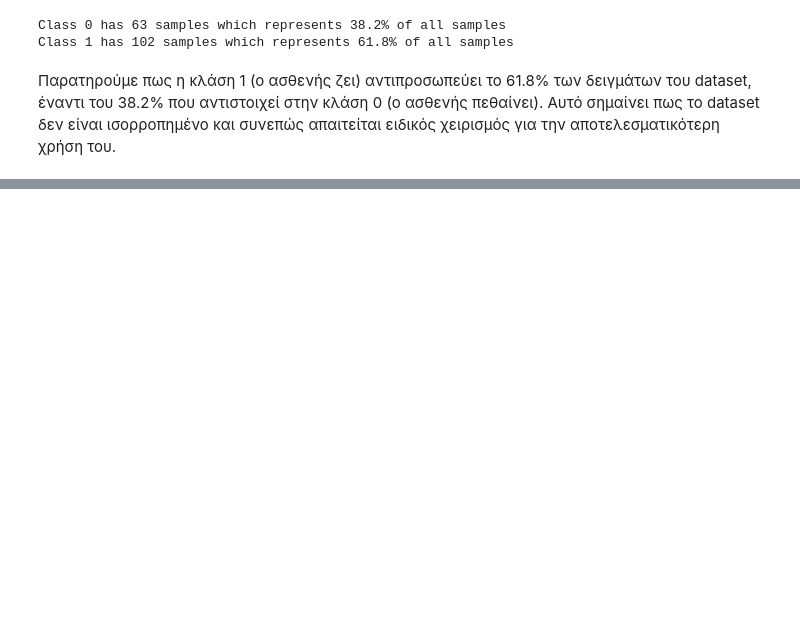
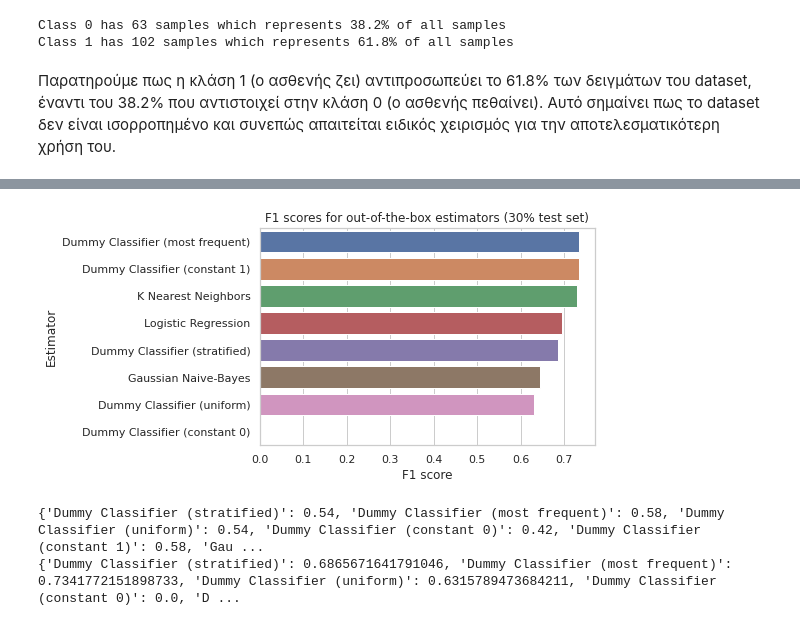
Before and after one commit to michalakos/neural-networks-ntua, a Jupyter notebook: NN_Lab1.ipynb, the cells around one changed output, grey strips where cells are left out. Cells and saved outputs as stored; diff of their text form; code cells hidden in the pictures; blank space fills up the shorter version.

```diff
--- a/NN_Lab1.ipynb
+++ b/NN_Lab1.ipynb
@@ -58,8 +60,6 @@ print(df.head(), df.shape)
 
 Το dataset δεν περιέχει επικεφαλίδες ούτε αρίθμηση σειρών. Οι ετικέτες των κλάσεων είναι στην 50η στήλη και λαμβάνουν τιμές 1 και 0, όπου το 1 εκφράζει την επιβίωση του ασθενή στον 1 χρόνο ενώ το 0 το αντίθετο.
 # %%
-# missing values are marked with a '?'
-df.replace('?', np.nan, inplace=True)
 # find missing values
 print("Total missing values:", df.isnull().sum(axis=1).sum())
 # find samples with missing values
@@ -107,0 +250,20 @@ Class 1 has 102 samples which represents 61.8% of all samples
+# %%
+ootb_f1 = {}
+
+dummy_stratified.fit(X_train, y_train)
+ootb_f1["Dummy Classifier (stratified)"] = f1_score(y_test, dummy_stratified.predict(X_test))
+dummy_most_frequent.fit(X_train, y_train)
+ootb_f1["Dummy Classifier (most frequent)"] = f1_score(y_test, dummy_most_frequent.predict(X_test))
+dummy_uniform.fit(X_train, y_train)
+ootb_f1["Dummy Classifier (uniform)"] = f1_score(y_test, dummy_uniform.predict(X_test))
+dummy_const_0.fit(X_train, y_train)
+ootb_f1["Dummy Classifier (constant 0)"] = f1_score(y_test, dummy_const_0.predict(X_test))
+dummy_const_1.fit(X_train, y_train)
+ootb_f1["Dummy Classifier (constant 1)"] = f1_score(y_test, dummy_const_1.predict(X_test))
+
+gnb.fit(X_train, y_train)
+ootb_f1["Gaussian Naive-Bayes"] = f1_score(y_test, gnb.predict(X_test))
+knn.fit(X_train, y_train)
+ootb_f1["K Nearest Neighbors"] = f1_score(y_test, knn.predict(X_test))
+lr.fit(X_train, y_train)
+ootb_f1["Logistic Regression"] = f1_score(y_test, lr.predict(X_test))
@@ -107,0 +278,18 @@ Class 1 has 102 samples which represents 61.8% of all samples
+# %%
+sorted_f1 = [(k, ootb_f1[k]) for k in sorted(ootb_f1, key=ootb_f1.get, reverse=True)]
+f1_df = pd.DataFrame.from_dict(sorted_f1)
+
+sns.set_theme(style="whitegrid")
+sns.barplot(y=f1_df.iloc[:,0], x=f1_df.iloc[:,1], data=f1_df)
+plt.xlabel("F1 score")
+plt.ylabel("Estimator")
+plt.title("F1 scores for out-of-the-box estimators (30% test set)")
+plt.show()
+# %% [output]
+[figure, added]
+# %%
+print(ootb_accuracy)
+print(ootb_f1)
+# %% [output]
+{'Dummy Classifier (stratified)': 0.54, 'Dummy Classifier (most frequent)': 0.58, 'Dummy Classifier (uniform)': 0.54, 'Dummy Classifier (constant 0)': 0.42, 'Dummy Classifier (constant 1)': 0.58, 'Gau ...
+{'Dummy Classifier (stratified)': 0.6865671641791046, 'Dummy Classifier (most frequent)': 0.7341772151898733, 'Dummy Classifier (uniform)': 0.6315789473684211, 'Dummy Classifier (constant 0)': 0.0, 'D ...
```
Also changed, not shown: parts of 31 cells of this notebook.
